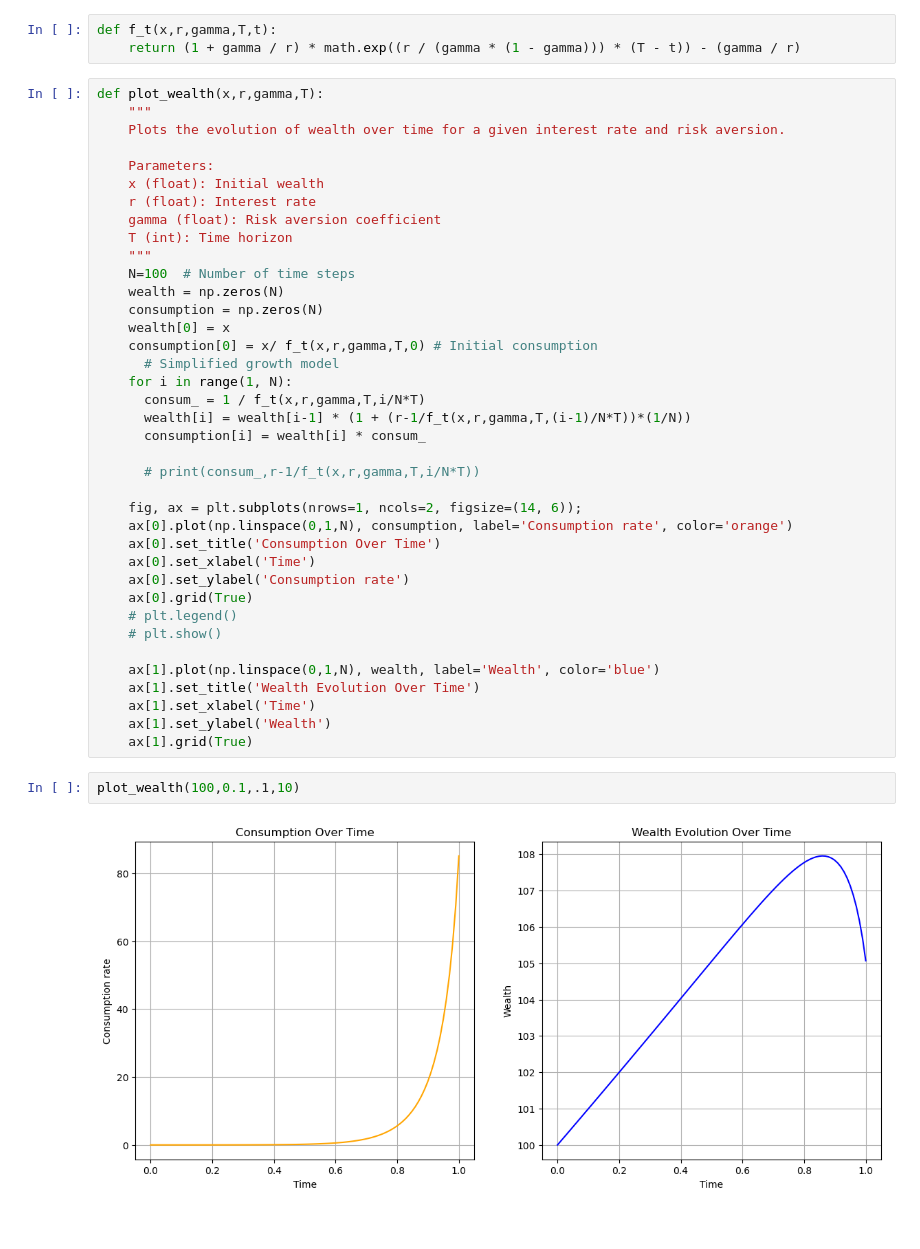
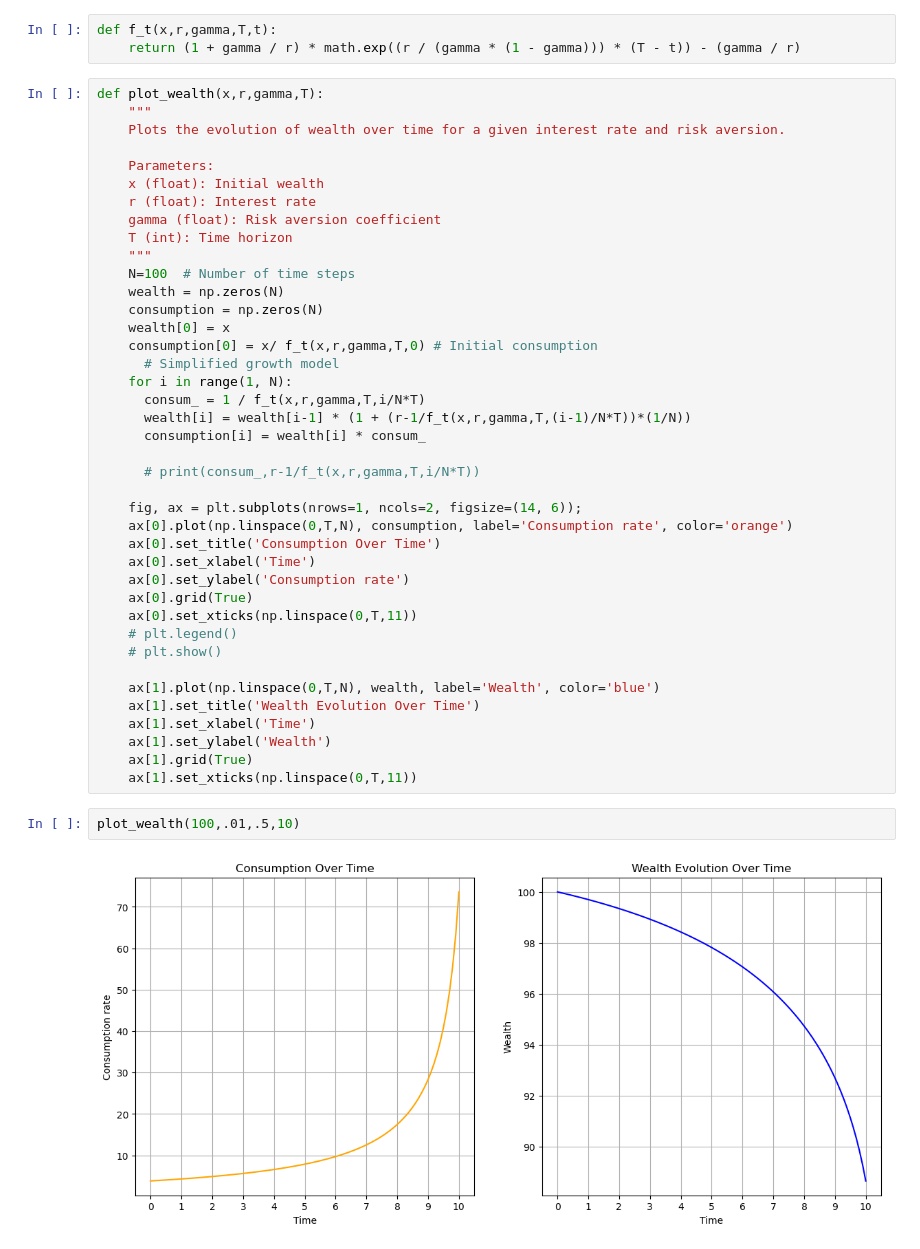
Before and after one commit to arashfahim/Stochastic_Control_FSU, a Jupyter notebook: optimal_consumption_deterministic.ipynb, the cells around one changed output. Drawn from its saved outputs; the diff is of its cells as text.

```diff
--- a/optimal_consumption_deterministic.ipynb
+++ b/optimal_consumption_deterministic.ipynb
@@ -30,20 +30,22 @@ def plot_wealth(x,r,gamma,T):
       # print(consum_,r-1/f_t(x,r,gamma,T,i/N*T))
 
     fig, ax = plt.subplots(nrows=1, ncols=2, figsize=(14, 6));
-    ax[0].plot(np.linspace(0,1,N), consumption, label='Consumption rate', color='orange')
+    ax[0].plot(np.linspace(0,T,N), consumption, label='Consumption rate', color='orange')
     ax[0].set_title('Consumption Over Time')
     ax[0].set_xlabel('Time')
     ax[0].set_ylabel('Consumption rate')
     ax[0].grid(True)
+    ax[0].set_xticks(np.linspace(0,T,11))
     # plt.legend()
     # plt.show()
 
-    ax[1].plot(np.linspace(0,1,N), wealth, label='Wealth', color='blue')
+    ax[1].plot(np.linspace(0,T,N), wealth, label='Wealth', color='blue')
     ax[1].set_title('Wealth Evolution Over Time')
     ax[1].set_xlabel('Time')
     ax[1].set_ylabel('Wealth')
     ax[1].grid(True)
+    ax[1].set_xticks(np.linspace(0,T,11))
 # %%
-plot_wealth(100,0.1,.1,10)
+plot_wealth(100,.01,.5,10)
 # %% [output]
-[figure, old version]
+[figure, new version]
```
